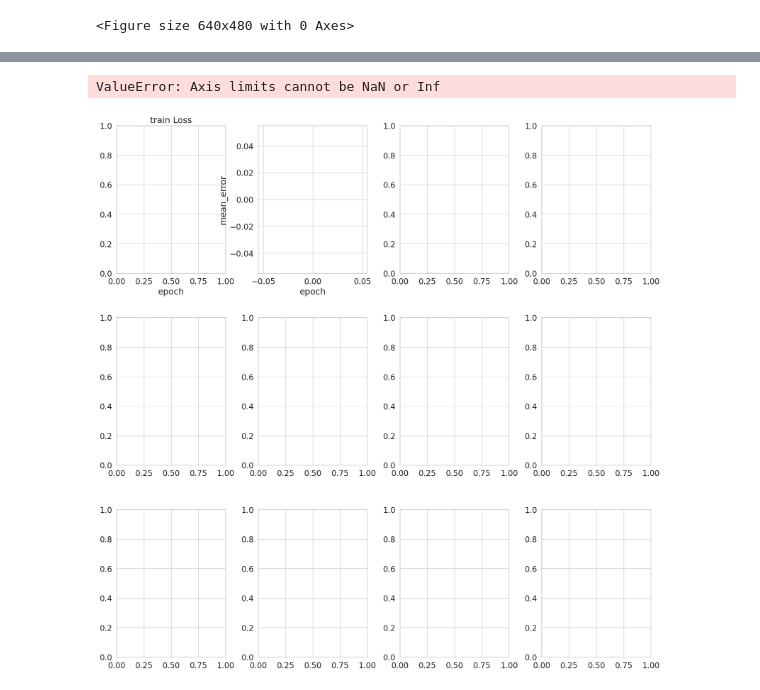
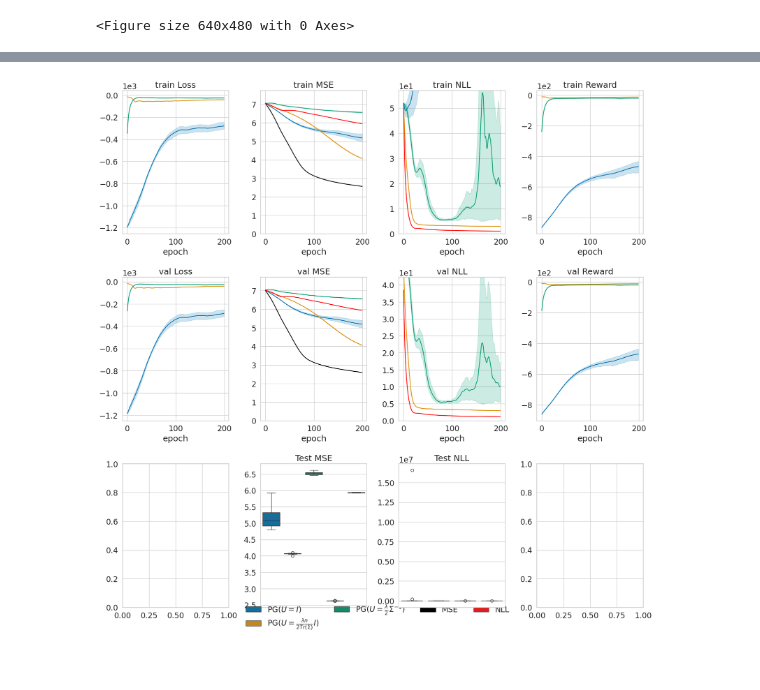
Before and after one commit to abenechehab/nll_to_po, a Jupyter notebook: notebook/viz_mbrl.ipynb, the cells around one changed output, grey strips where cells are left out. Drawn from its saved outputs; the diff is of its cells as text; code cells hidden in the pictures.

```diff
--- a/notebook/viz_mbrl.ipynb
+++ b/notebook/viz_mbrl.ipynb
@@ -10,8 +10,7 @@ sns.despine()
 # %% [output]
 <Figure size 640x480 with 0 Axes>
 # %%
-# results_path = "../logs/mbrl_results/results_mujoco_walker2d_medium-v0/results_20250824_110940.parquet"
-results_path = "../logs/mbrl_results/results_mujoco_halfcheetah_medium-v0/results_20250824_114531.parquet"
+results_path = "../logs/mbrl_results/results_mujoco_halfcheetah_expert-v0/results_20250827_102123.parquet"
 results_df = pd.read_parquet(results_path)
 # %%
 results_df.head()
@@ -26,5 +70,5 @@ results_df.head()
 # %%
-df = results_df[results_df["data_proportion"] == 0.1].copy()
+df = results_df.copy()
 df["entropy_weight"] = df["entropy_weight"].astype("str")
 
 metric_name = []
@@ -101,32 +145,31 @@ for i, (metric, name) in enumerate(metric_name):
             x="loss_type",
             y=metric,
             ax=ax[2, i],
             color="black",
             label="MSE",
         )
     sns.boxplot(
         data=sub_df[sub_df["loss_type"] == "NLL"],
         x="loss_type",
         y=metric,
         ax=ax[2, i],
         color="red",
         label=None if i != 1 else "NLL",
     )
     # max_for_lim = sub_df[(sub_df["loss_type"] == "NLL")][metric].max()
     # ax[i].set_ylim(
     #     min(sub_df[(sub_df["loss_type"] == "NLL")][metric].min(), 0.0),
     #     max_for_lim + 0.1 * max_for_lim,
     # )
     ax[2, i].set_ylabel(None)
     ax[2, i].set_xlabel(None)
     ax[2, i].set_xticklabels([])
     ax[2, i].set_title(f"Test {name}")
     ax[2, i].ticklabel_format(axis="y", style="sci", scilimits=(0, 1))
 
 ax[2, 1].legend(bbox_to_anchor=(1.1, -0.21), loc="lower center", ncol=4, frameon=False)
 # ax[0].legend(bbox_to_anchor=(1.73, 1.03))
 # plt.savefig("../figures/toy_avg.pdf", bbox_inches="tight")
 plt.show()
 # %% [output]
-ValueError: Axis limits cannot be NaN or Inf
-[figure, old version]
+[figure, new version]
```
Also changed, not shown: parts of 4 cells of this notebook, 4 other files.
